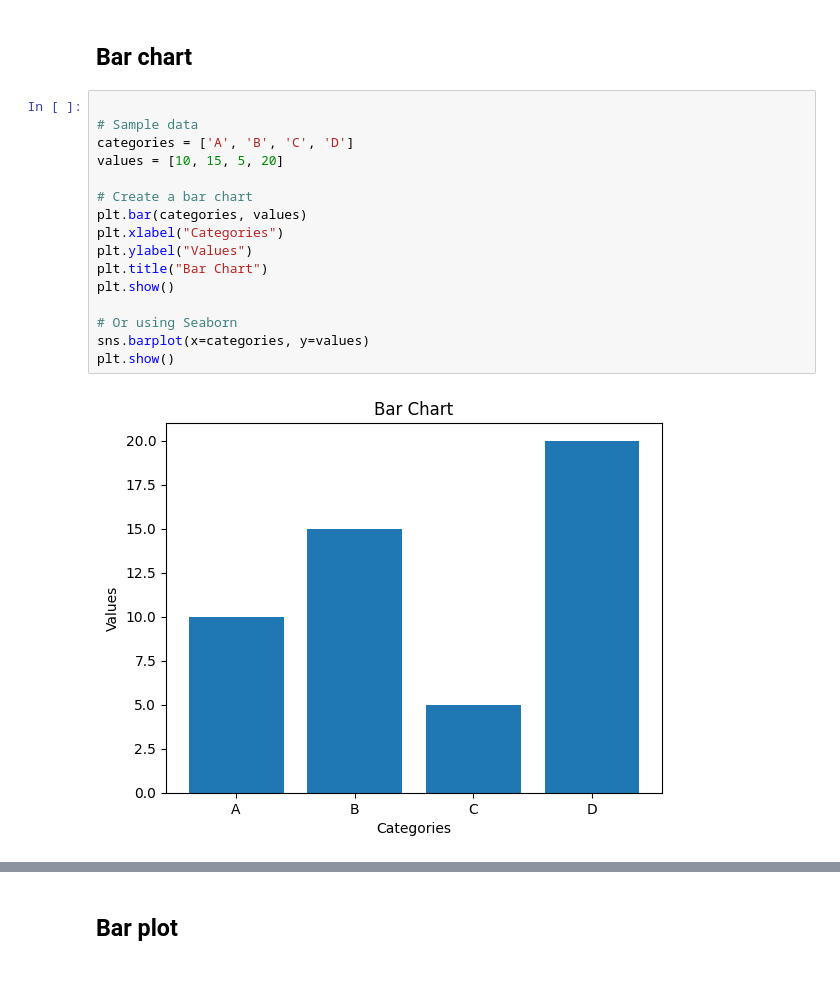
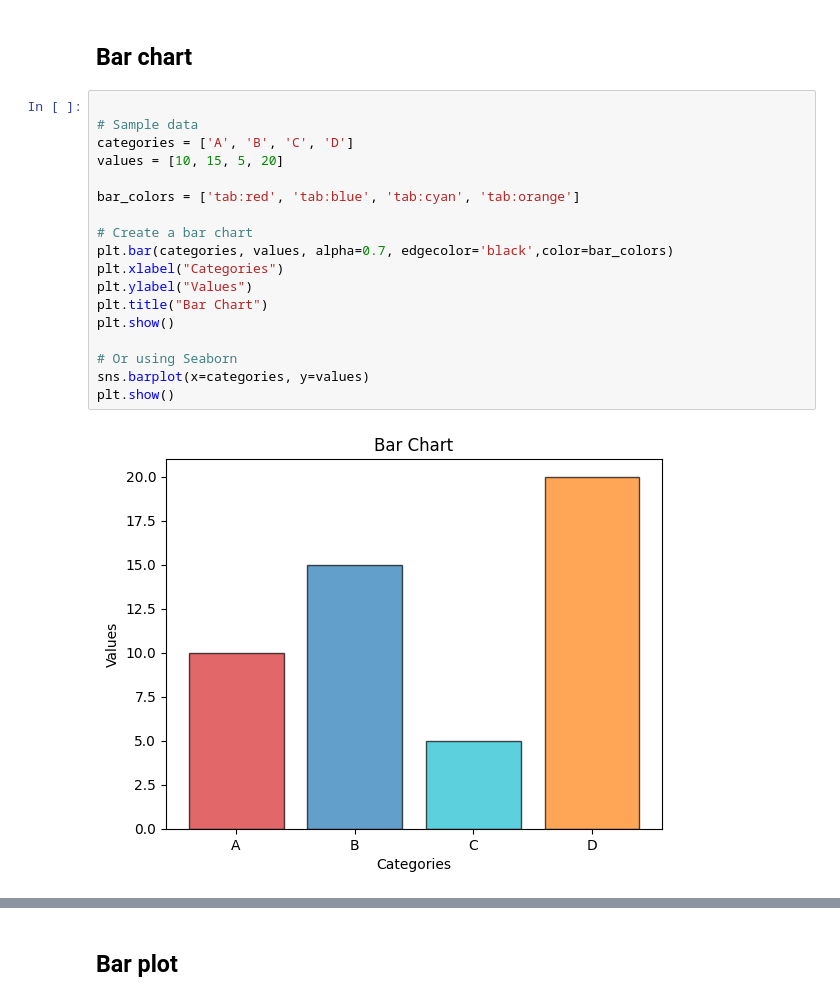
Before and after one commit to khalidkhankakar/Data-Visualization, a Jupyter notebook: class/01.ipynb, the cells around one changed output, grey strips where cells are left out. Cells and saved outputs as stored; diff of their text form.

```diff
--- a/class/01.ipynb
+++ b/class/01.ipynb
@@ -45,19 +46,21 @@ plt.show()
 # %%
 
 # Sample data
 categories = ['A', 'B', 'C', 'D']
 values = [10, 15, 5, 20]
 
+bar_colors = ['tab:red', 'tab:blue', 'tab:cyan', 'tab:orange']
+
 # Create a bar chart
-plt.bar(categories, values)
+plt.bar(categories, values, alpha=0.7, edgecolor='black',color=bar_colors)
 plt.xlabel("Categories")
 plt.ylabel("Values")
 plt.title("Bar Chart")
 plt.show()
 
 # Or using Seaborn
 sns.barplot(x=categories, y=values)
 plt.show()
 # %% [output]
-[figure, old version]
+[figure, new version]
 [figure]
```
Also changed, not shown: parts of 3 cells of this notebook, 1 other file.
